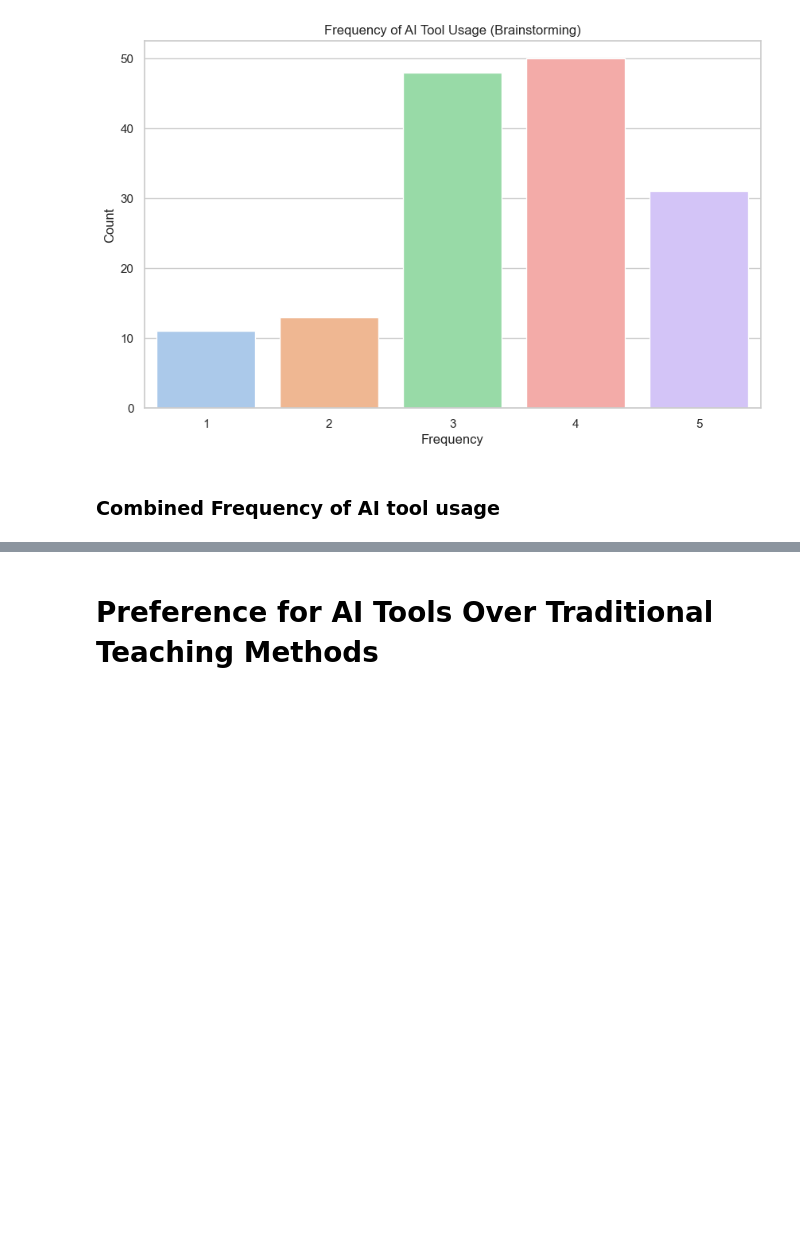
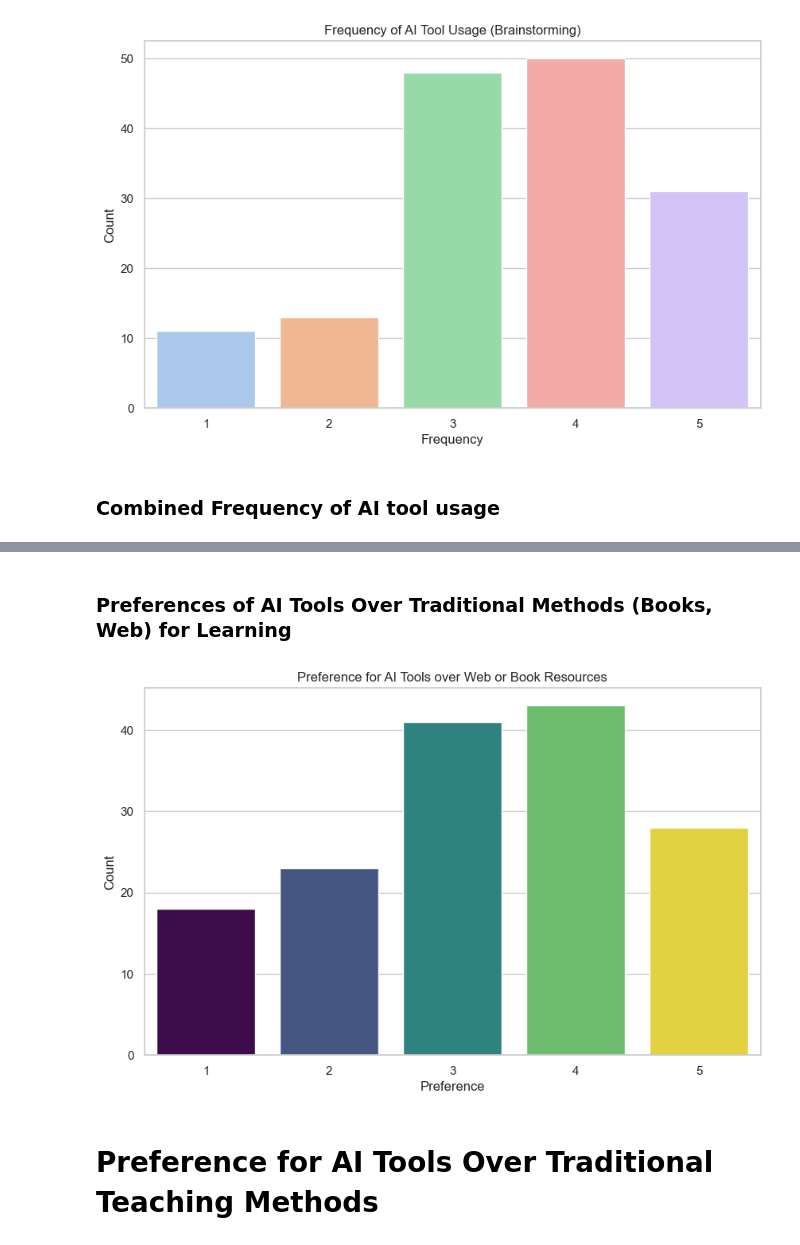
Before and after one commit to NotAlpha45/Survey-on-the-Impact-of-AI-Tools, a Jupyter notebook: code/dataset_exploration.ipynb, the cells around one changed output, grey strips where cells are left out. Drawn from its saved outputs; the diff is of its cells as text; code cells hidden in the pictures; blank space fills up the shorter version.

```diff
--- a/code/dataset_exploration.ipynb
+++ b/code/dataset_exploration.ipynb
@@ -363,3 +374,27 @@ plt.show()
+# %% [markdown]
+### Preferences of AI Tools Over Traditional Methods (Books, Web) for Learning
+# %%
+preference_data = dataset[
+    "When searching for something, I tend to use AI tools more than web or book resources"
+].value_counts()
+
+plt.figure(figsize=(10, 6))
+sns.barplot(
+    x=preference_data.index,
+    y=preference_data.values,
+    palette="viridis",
+    hue=preference_data.index,
+    legend=False,
+)
+
+plt.title("Preference for AI Tools over Web or Book Resources")
+plt.xlabel("Preference")
+plt.ylabel("Count")
+filename = "../results/preference_for_ai_tools_over_web_or_book_resources.png"
+plt.savefig(filename)
+plt.show()
+# %% [output]
+[figure, added]
 # %% [markdown]
 # Preference for AI Tools Over Traditional Teaching Methods
 # %% [markdown]
```
Also changed, not shown: parts of 24 cells of this notebook, 15 other files.
